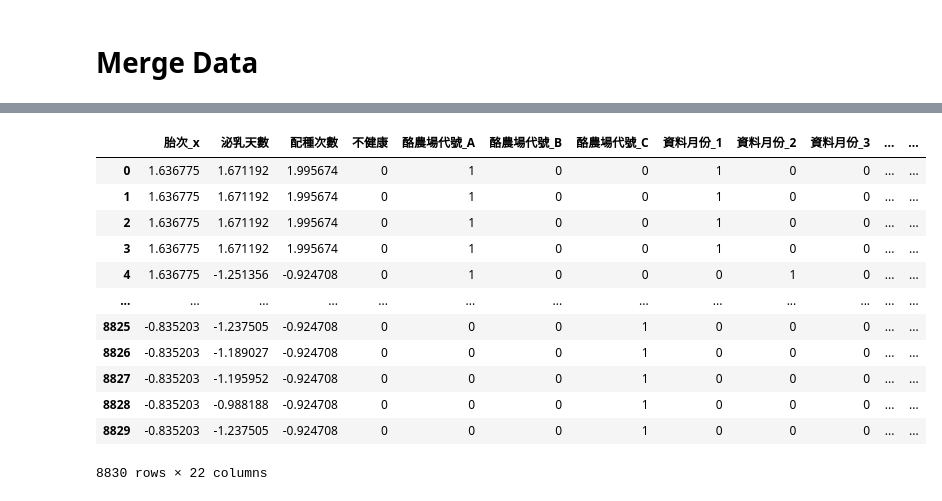
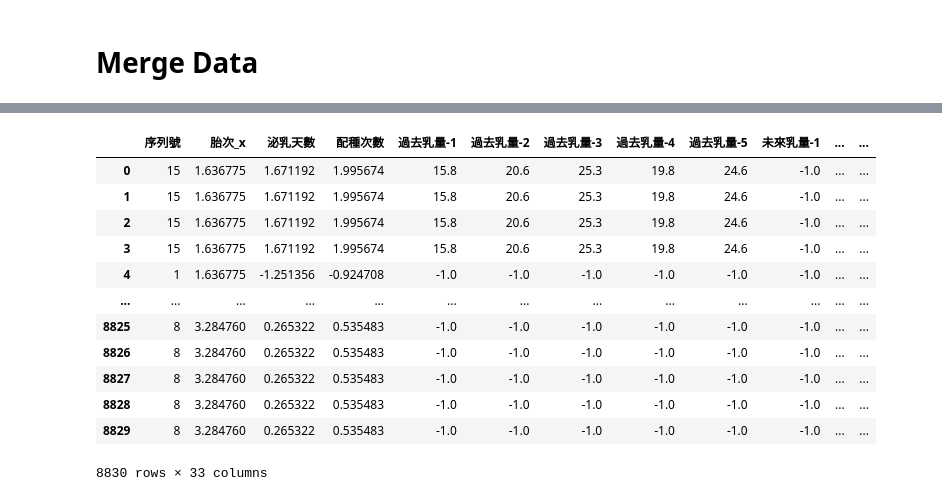
Before and after one commit to kevin879275/DL_FinalProject, a Jupyter notebook: data.ipynb, the cells around one changed output, grey strips where cells are left out. Saved outputs shown, nothing was run; the diff lists cells and outputs as text; code cells hidden in the pictures.

```diff
--- a/data.ipynb
+++ b/data.ipynb
@@ -66,0 +69,35 @@ def augFeatures(data, name):
+# %%
+# SQL
+def buildtable(data):
+    t1 = data
+    t2 = data
+    t3 = data
+    # Join
+    t4 = pd.merge(t1, t2, on = ['乳牛編號', '胎次'], suffixes = ['_L', '_R'])
+    # Filter
+    t5 = t4[(t4.月齡_L >= t4.月齡_R)]
+    # Group by
+    t6 = t5.groupby(['ID_L'], as_index = False)
+    # Aggregate
+    t7 = t6.agg({'ID_R': 'count'})
+
+    t8 = t7.rename(columns = {'ID_L': 'ID', 'ID_R': '序列號'})
+    t9 = pd.merge(t8, t3, on = ['ID'])
+    t10 = t9.sort_values(by = ['乳牛編號', '胎次', '序列號'])
+    return t10
+
+
+# build time series
+def build_data(train, pastMonth=5, futureMonth=5):
+    train['過去乳量-1'] = train.groupby(by=['乳牛編號', '胎次'])['乳量'].shift()
+    for i in range(2, pastMonth+1):
+        train['過去乳量-%d'%(i)] = train.groupby(by=['乳牛編號', '胎次'])['過去乳量-%d'%(i-1)].shift()
+    train['未來乳量-1'] = train.groupby(by=['乳牛編號', '胎次'])['乳量'].shift(-1)
+    for i in range(2, futureMonth+1):
+        train['未來乳量-%d'%(i)] = train.groupby(by=['乳牛編號', '胎次'])['未來乳量-%d'%(i-1)].shift(-1)
+    return train
+# %%
+report = buildtable(report)
+report = build_data(report)
+
+report.head()
@@ -355,26 +377,26 @@ x
 # %%
 test = pd.merge(Test_report_x, Test_birth_x, on =  ['乳牛編號'], how = 'left')
 
 # test = pd.merge(test, Test_breed_x, on =  ['乳牛編號'], how = 'left')
 # test = pd.merge(test, Test_spec_x, on =  ['乳牛編號'], how = 'left')
-# test.fillna(0, inplace = True)
+test.fillna(-1, inplace = True)
 
 test_without_ID = test.drop(columns = ['乳牛編號','乳量','ID'], axis = 1)
 
 # test_without_ID = normalize(test_without_ID)
 # test_without_ID.fillna(0, inplace = True)
 test_without_ID
 # %% [output]
-|  | 胎次_x | 泌乳天數 | 配種次數 | 不健康 | 酪農場代號_A | 酪農場代號_B | 酪農場代號_C | 資料月份_1 | 資料月份_2 | 資料月份_3 | ... | ... |
-| 0 | 1.636775 | 1.671192 | 1.995674 | 0 | 1 | 0 | 0 | 1 | 0 | 0 | ... | ... |
-| 1 | 1.636775 | 1.671192 | 1.995674 | 0 | 1 | 0 | 0 | 1 | 0 | 0 | ... | ... |
-| 2 | 1.636775 | 1.671192 | 1.995674 | 0 | 1 | 0 | 0 | 1 | 0 | 0 | ... | ... |
-| 3 | 1.636775 | 1.671192 | 1.995674 | 0 | 1 | 0 | 0 | 1 | 0 | 0 | ... | ... |
-| 4 | 1.636775 | -1.251356 | -0.924708 | 0 | 1 | 0 | 0 | 0 | 1 | 0 | ... | ... |
+|  | 序列號 | 胎次_x | 泌乳天數 | 配種次數 | 過去乳量-1 | 過去乳量-2 | 過去乳量-3 | 過去乳量-4 | 過去乳量-5 | 未來乳量-1 | ... | ... |
+| 0 | 15 | 1.636775 | 1.671192 | 1.995674 | 15.8 | 20.6 | 25.3 | 19.8 | 24.6 | -1.0 | ... | ... |
+| 1 | 15 | 1.636775 | 1.671192 | 1.995674 | 15.8 | 20.6 | 25.3 | 19.8 | 24.6 | -1.0 | ... | ... |
+| 2 | 15 | 1.636775 | 1.671192 | 1.995674 | 15.8 | 20.6 | 25.3 | 19.8 | 24.6 | -1.0 | ... | ... |
+| 3 | 15 | 1.636775 | 1.671192 | 1.995674 | 15.8 | 20.6 | 25.3 | 19.8 | 24.6 | -1.0 | ... | ... |
+| 4 | 1 | 1.636775 | -1.251356 | -0.924708 | -1.0 | -1.0 | -1.0 | -1.0 | -1.0 | -1.0 | ... | ... |
 | ... | ... | ... | ... | ... | ... | ... | ... | ... | ... | ... | ... | ... |
-| 8825 | -0.835203 | -1.237505 | -0.924708 | 0 | 0 | 0 | 1 | 0 | 0 | 0 | ... | ... |
-| 8826 | -0.835203 | -1.189027 | -0.924708 | 0 | 0 | 0 | 1 | 0 | 0 | 0 | ... | ... |
-| 8827 | -0.835203 | -1.195952 | -0.924708 | 0 | 0 | 0 | 1 | 0 | 0 | 0 | ... | ... |
-| 8828 | -0.835203 | -0.988188 | -0.924708 | 0 | 0 | 0 | 1 | 0 | 0 | 0 | ... | ... |
-| 8829 | -0.835203 | -1.237505 | -0.924708 | 0 | 0 | 0 | 1 | 0 | 0 | 0 | ... | ... |
+| 8825 | 8 | 3.284760 | 0.265322 | 0.535483 | -1.0 | -1.0 | -1.0 | -1.0 | -1.0 | -1.0 | ... | ... |
+| 8826 | 8 | 3.284760 | 0.265322 | 0.535483 | -1.0 | -1.0 | -1.0 | -1.0 | -1.0 | -1.0 | ... | ... |
+| 8827 | 8 | 3.284760 | 0.265322 | 0.535483 | -1.0 | -1.0 | -1.0 | -1.0 | -1.0 | -1.0 | ... | ... |
+| 8828 | 8 | 3.284760 | 0.265322 | 0.535483 | -1.0 | -1.0 | -1.0 | -1.0 | -1.0 | -1.0 | ... | ... |
+| 8829 | 8 | 3.284760 | 0.265322 | 0.535483 | -1.0 | -1.0 | -1.0 | -1.0 | -1.0 | -1.0 | ... | ... |
-8830 rows × 22 columns
+8830 rows × 33 columns
```
Also changed, not shown: parts of 12 cells of this notebook, 1 other file.
